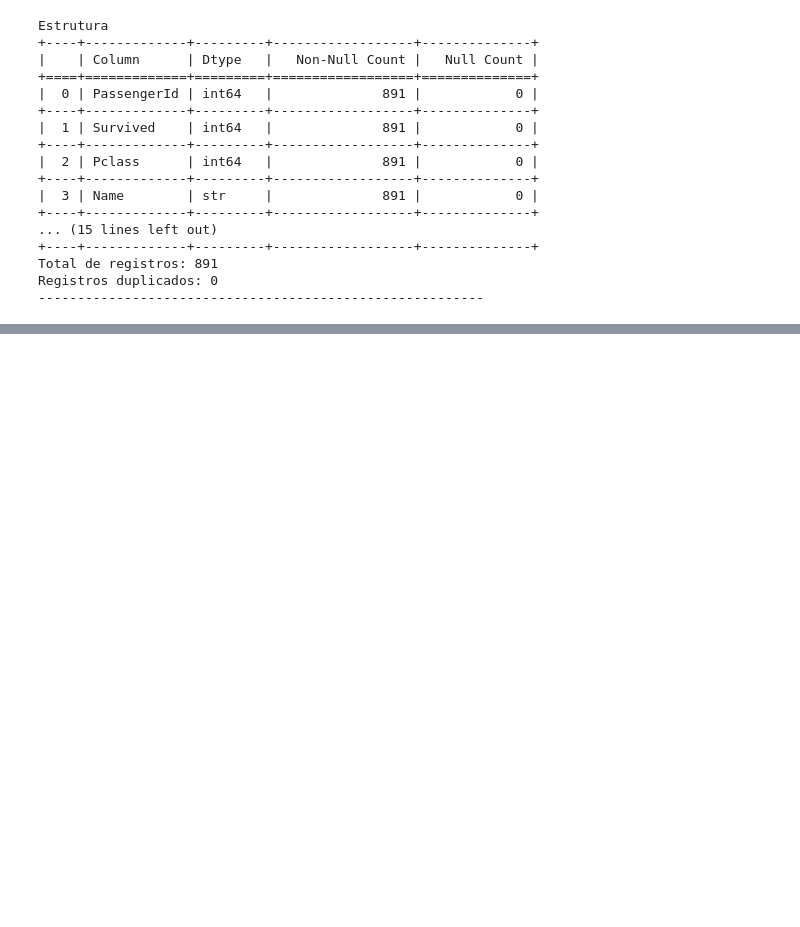
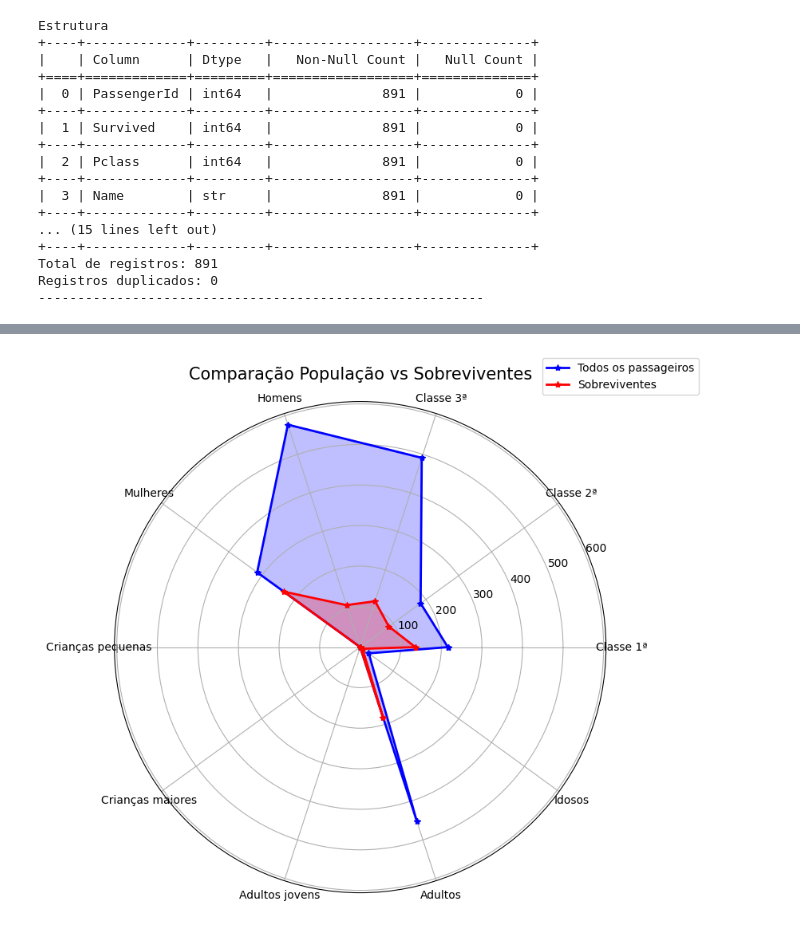
Before and after one commit to maraamaral/SCTec, a Jupyter notebook: Periodo1-Introducao_ao_Data_Science/Codes/Titanic_Analysis.ipynb, the cells around one changed output, grey strips where cells are left out. Cells and saved outputs as stored; diff of their text form; code cells hidden in the pictures; blank space fills up the shorter version.

Commit message:
inclusao de analise de contexto social, exclusao de gráficos

```diff
--- a/Periodo1-Introducao_ao_Data_Science/Codes/Titanic_Analysis.ipynb
+++ b/Periodo1-Introducao_ao_Data_Science/Codes/Titanic_Analysis.ipynb
@@ -438,0 +261,11 @@ plt.show()
+# %%
+# Calculando a mediana da idade por classe
+mediana_idade_classe = df.groupby('Classe')['Idade'].median()
+
+# Transformando em DataFrame e renomeando a coluna
+tabela_mediana = mediana_idade_classe.to_frame().reset_index()
+tabela_mediana.columns = ["Classe", "Mediana"]
+
+# Imprimindo a tabela formatada
+print("Mediana da idade dos passageiros por classe:")
+print(tabulate(tabela_mediana, headers=tabela_mediana.columns, tablefmt="grid"))
@@ -438,0 +283,8 @@ plt.show()
+# %%
+#Substituindo os valores nulos da coluna 'Idade' pela mediana da idade de cada classe
+for classe in df['Classe'].unique():
+    df.loc[(df['Classe'] == classe) & (df['Idade'].isnull()), 'Idade'] = mediana_idade_classe[classe]
+
+#exibindo as primeiras linhas do dataframe
+print("Dataset resultado após as alterações:")
+print(tabulate(df.head(10), headers=df.columns, tablefmt="grid"))
@@ -438,0 +673,61 @@ plt.show()
+# %%
+# Criar faixas etárias
+bins = [0, 7, 17, 24, 59, 120]
+labels = ["Crianças menores", "Crianças maiores", "Adultos jovens", "Adulto", "Idoso"]
+df["FaixaEtaria"] = pd.cut(df["Idade"], bins=bins, labels=labels)
+
+# Função para preparar dados para o star plot
+def preparar_dados(df):
+    dados = {
+        "Classe 1ª": (df["Classe"] == 1).sum(),
+        "Classe 2ª": (df["Classe"] == 2).sum(),
+        "Classe 3ª": (df["Classe"] == 3).sum(),
+        "Homens": (df["Genero"] == "Masculino").sum(),
+        "Mulheres": (df["Genero"] == "Feminino").sum(),
+        "Crianças pequenas": (df["FaixaEtaria"] == "Criança").sum(),
+        "Crianças maiores": (df["FaixaEtaria"] == "Adolescente").sum(),
+        "Adultos jovens": (df["FaixaEtaria"] == "Adulto Jovem").sum(),
+        "Adultos": (df["FaixaEtaria"] == "Adulto").sum(),
+        "Idosos": (df["FaixaEtaria"] == "Idoso").sum()
+    }
+    return dados
+
+# Dados população geral e sobreviventes
+dados_total = preparar_dados(df)
+dados_sobreviventes = preparar_dados(df[df["Sobrevivente"] == "Sobrevivente"])
+
+# Função para plotar star plot sobreposto
+def star_plot_comparativo(dados1, dados2, titulo):
+    categorias = list(dados1.keys())
+    valores1 = list(dados1.values())
+    valores2 = list(dados2.values())
+    N = len(categorias)
+
+    # Ângulos para cada eixo
+    angulos = np.linspace(0, 2*np.pi, N, endpoint=False).tolist()
+    valores1 += valores1[:1]
+    valores2 += valores2[:1]
+    angulos += angulos[:1]
+
+    # Criar gráfico
+    fig, ax = plt.subplots(figsize=(8,8), subplot_kw=dict(polar=True))
+
+    # População total (azul)
+    ax.plot(angulos, valores1, marker="*", linewidth=2, label="Todos os passageiros", color="blue")
+    ax.fill(angulos, valores1, alpha=0.25, color="blue")
+
+    # Sobreviventes (vermelho)
+    ax.plot(angulos, valores2, marker="*", linewidth=2, label="Sobreviventes", color="red")
+    ax.fill(angulos, valores2, alpha=0.25, color="red")
+
+    # Configurações
+    ax.set_xticks(angulos[:-1])
+    ax.set_xticklabels(categorias)
+    ax.set_title(titulo, size=15, pad=20)
+    ax.legend(loc="upper right", bbox_to_anchor=(1.2, 1.1))
+    plt.show()
+
+# Gráfico único comparativo
+star_plot_comparativo(dados_total, dados_sobreviventes, "Comparação População vs Sobreviventes")
+# %% [output]
+[figure, added]
```
Also changed, not shown: parts of 42 cells of this notebook.
